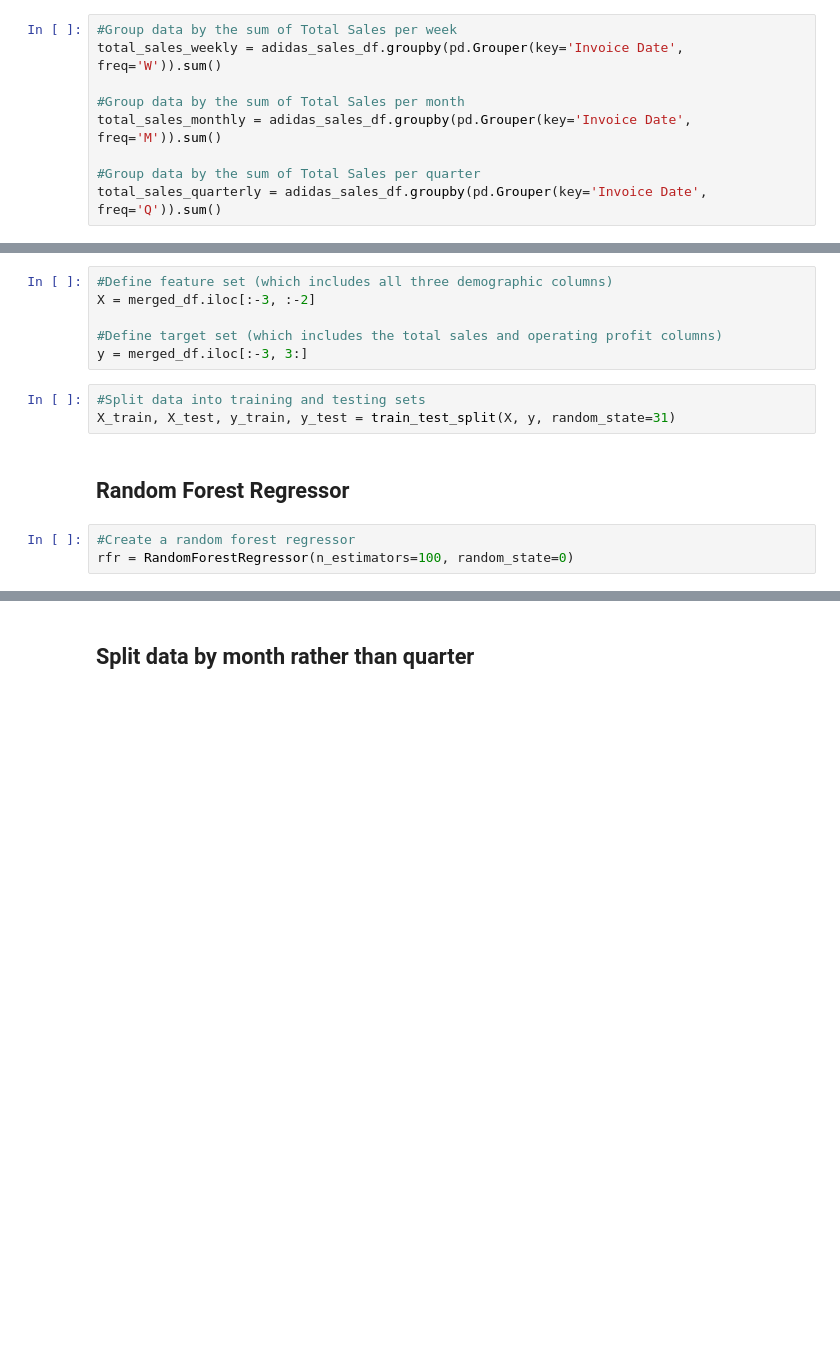
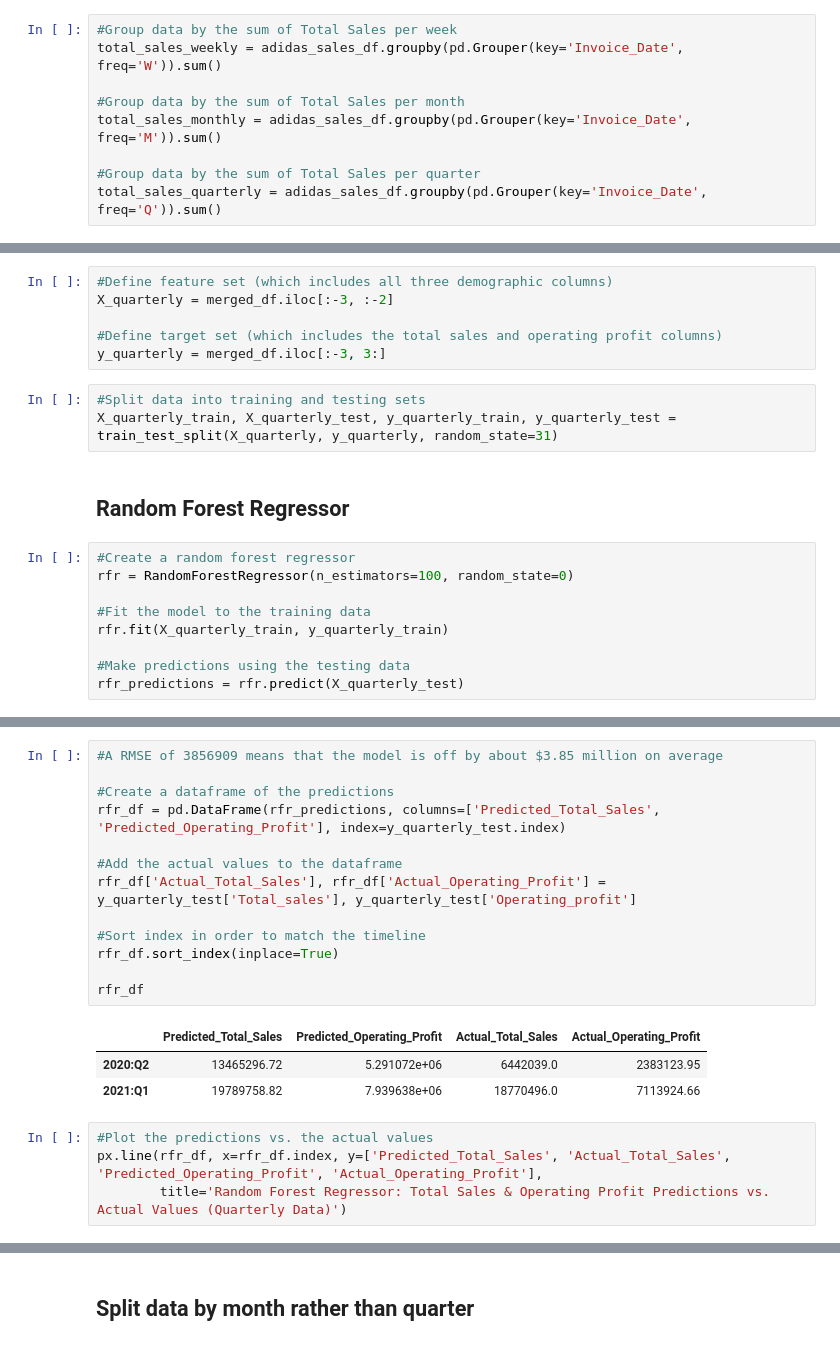
Before and after one commit to MitchellGleason/Final-Project, a Jupyter notebook: Machine_Leanring_Notebooks/multi_linear_reg_ML.ipynb, the cells around one changed output, grey strips where cells are left out. Drawn from its saved outputs; the diff is of its cells as text; blank space fills up the shorter version.

```diff
--- a/Machine_Leanring_Notebooks/multi_linear_reg_ML.ipynb
+++ b/Machine_Leanring_Notebooks/multi_linear_reg_ML.ipynb
@@ -74,9 +67,9 @@ adidas_sales_df.hvplot.line(x='Invoice Date', y='Total Sales', xlabel='Date', yl
 # %%
 #Group data by the sum of Total Sales per week
-total_sales_weekly = adidas_sales_df.groupby(pd.Grouper(key='Invoice Date', freq='W')).sum()
+total_sales_weekly = adidas_sales_df.groupby(pd.Grouper(key='Invoice_Date', freq='W')).sum()
 
 #Group data by the sum of Total Sales per month
-total_sales_monthly = adidas_sales_df.groupby(pd.Grouper(key='Invoice Date', freq='M')).sum()
+total_sales_monthly = adidas_sales_df.groupby(pd.Grouper(key='Invoice_Date', freq='M')).sum()
 
 #Group data by the sum of Total Sales per quarter
-total_sales_quarterly = adidas_sales_df.groupby(pd.Grouper(key='Invoice Date', freq='Q')).sum()
+total_sales_quarterly = adidas_sales_df.groupby(pd.Grouper(key='Invoice_Date', freq='Q')).sum()
@@ -255,15 +199,21 @@ merged_df
 merged_df = merged_df.transpose()
 # %%
 #Define feature set (which includes all three demographic columns)
-X = merged_df.iloc[:-3, :-2]
+X_quarterly = merged_df.iloc[:-3, :-2]
 
 #Define target set (which includes the total sales and operating profit columns)
-y = merged_df.iloc[:-3, 3:]
+y_quarterly = merged_df.iloc[:-3, 3:]
 # %%
 #Split data into training and testing sets
-X_train, X_test, y_train, y_test = train_test_split(X, y, random_state=31)
+X_quarterly_train, X_quarterly_test, y_quarterly_train, y_quarterly_test = train_test_split(X_quarterly, y_quarterly, random_state=31)
 # %% [markdown]
 ## Random Forest Regressor
 # %%
 #Create a random forest regressor
 rfr = RandomForestRegressor(n_estimators=100, random_state=0)
+
+#Fit the model to the training data
+rfr.fit(X_quarterly_train, y_quarterly_train)
+
+#Make predictions using the testing data
+rfr_predictions = rfr.predict(X_quarterly_test)
@@ -269,0 +229,21 @@ rfr = RandomForestRegressor(n_estimators=100, random_state=0)
+# %%
+#A RMSE of 3856909 means that the model is off by about $3.85 million on average
+
+#Create a dataframe of the predictions
+rfr_df = pd.DataFrame(rfr_predictions, columns=['Predicted_Total_Sales', 'Predicted_Operating_Profit'], index=y_quarterly_test.index)
+
+#Add the actual values to the dataframe
+rfr_df['Actual_Total_Sales'], rfr_df['Actual_Operating_Profit'] = y_quarterly_test['Total_sales'], y_quarterly_test['Operating_profit']
+
+#Sort index in order to match the timeline
+rfr_df.sort_index(inplace=True)
+
+rfr_df
+# %% [output]
+|  | Predicted_Total_Sales | Predicted_Operating_Profit | Actual_Total_Sales | Actual_Operating_Profit |
+| 2020:Q2 | 13465296.72 | 5.291072e+06 | 6442039.0 | 2383123.95 |
+| 2021:Q1 | 19789758.82 | 7.939638e+06 | 18770496.0 | 7113924.66 |
+# %%
+#Plot the predictions vs. the actual values
+px.line(rfr_df, x=rfr_df.index, y=['Predicted_Total_Sales', 'Actual_Total_Sales', 'Predicted_Operating_Profit', 'Actual_Operating_Profit'],
+        title='Random Forest Regressor: Total Sales & Operating Profit Predictions vs. Actual Values (Quarterly Data)')
```
Also changed, not shown: parts of 38 cells of this notebook.
